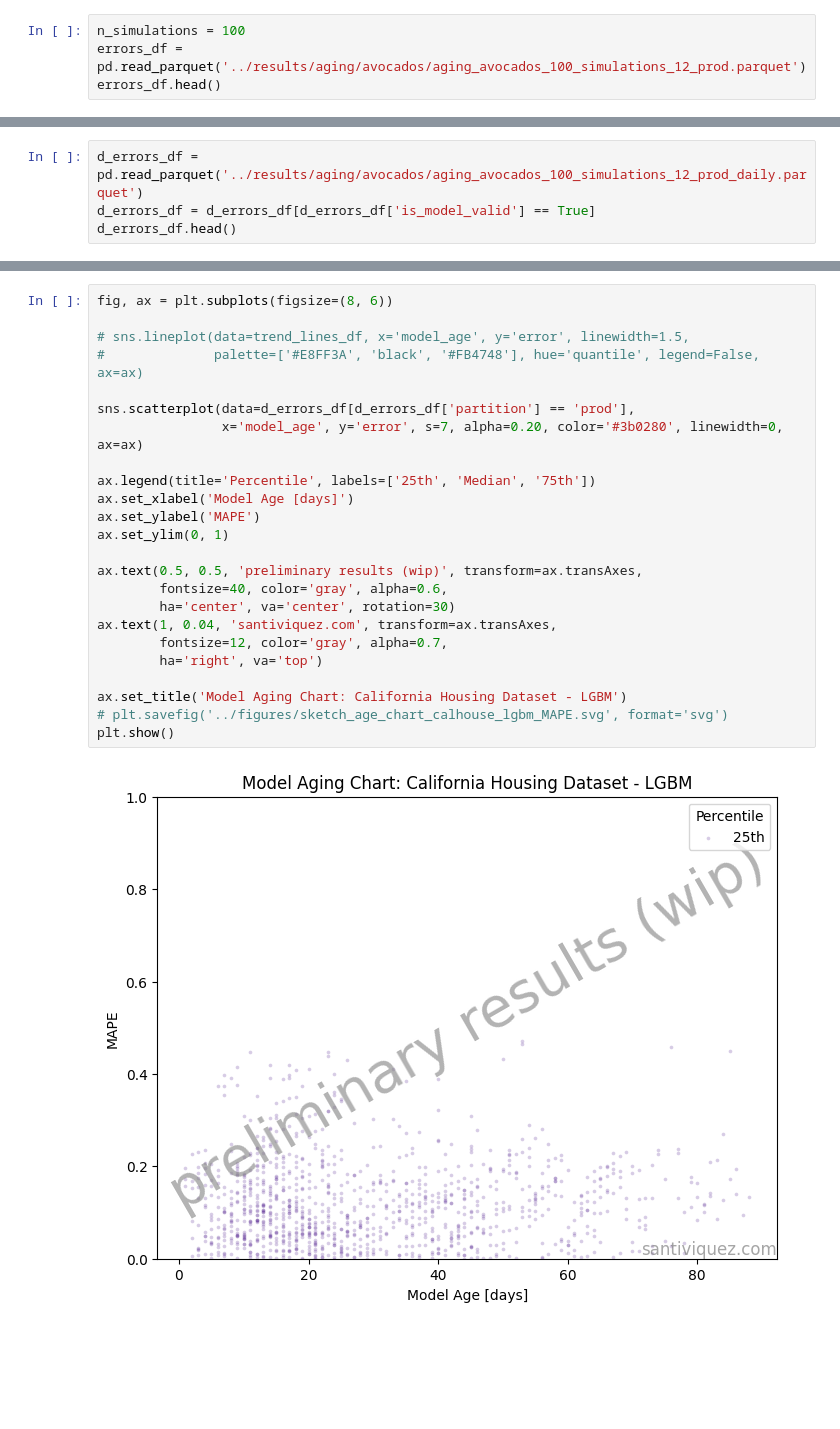
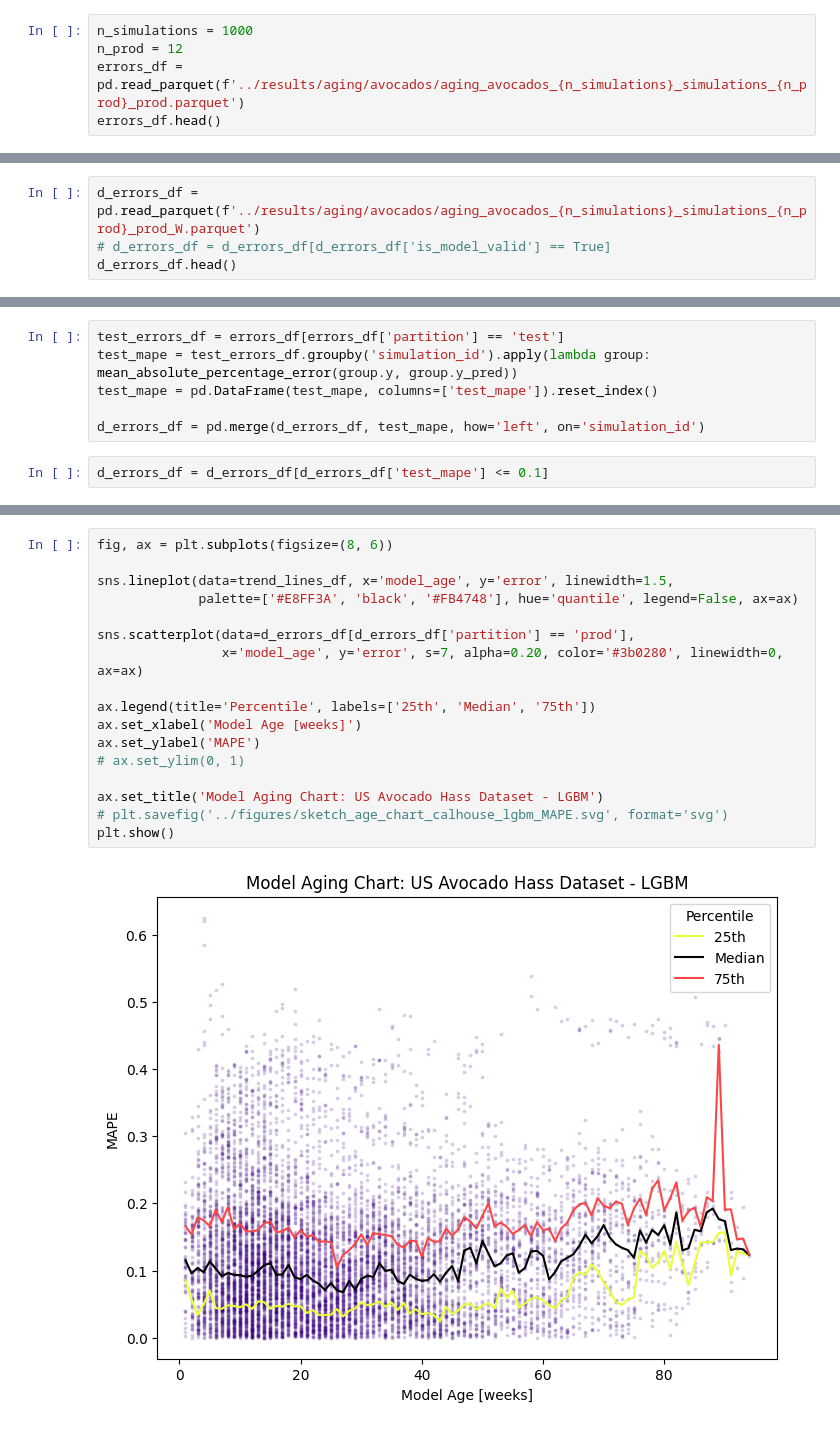
Before and after one commit to santiviquez/ageml, a Jupyter notebook: notebooks/avocado_process_aging_results.ipynb, the cells around one changed output, grey strips where cells are left out. Saved outputs shown, nothing was run; the diff lists cells and outputs as text; blank space fills up the shorter version.

Commit message:
use quantile instead of loess of quantile

```diff
--- a/notebooks/avocado_process_aging_results.ipynb
+++ b/notebooks/avocado_process_aging_results.ipynb
@@ -15,6 +10,7 @@ from tqdm import tqdm
 # %%
-n_simulations = 100
-errors_df = pd.read_parquet('../results/aging/avocados/aging_avocados_100_simulations_12_prod.parquet')
+n_simulations = 1000
+n_prod = 12
+errors_df = pd.read_parquet(f'../results/aging/avocados/aging_avocados_{n_simulations}_simulations_{n_prod}_prod.parquet')
 errors_df.head()
 # %% [output]
 |  | y | y_pred | partition | timestamp | model_age | is_model_valid | simulation_id |
@@ -32,6 +28,6 @@ There are 90 valid models out of 100 simulations.
 # %%
-d_errors_df = pd.read_parquet('../results/aging/avocados/aging_avocados_100_simulations_12_prod_daily.parquet')
-d_errors_df = d_errors_df[d_errors_df['is_model_valid'] == True]
+d_errors_df = pd.read_parquet(f'../results/aging/avocados/aging_avocados_{n_simulations}_simulations_{n_prod}_prod_W.parquet')
+# d_errors_df = d_errors_df[d_errors_df['is_model_valid'] == True]
 d_errors_df.head()
 # %% [output]
 |  | partition | simulation_id | timestamp | error | last_val_date | model_age | is_model_valid | error_rel |
@@ -42,0 +39,8 @@ d_errors_df.head()
+# %%
+test_errors_df = errors_df[errors_df['partition'] == 'test']
+test_mape = test_errors_df.groupby('simulation_id').apply(lambda group: mean_absolute_percentage_error(group.y, group.y_pred))
+test_mape = pd.DataFrame(test_mape, columns=['test_mape']).reset_index()
+
+d_errors_df = pd.merge(d_errors_df, test_mape, how='left', on='simulation_id')
+# %%
+d_errors_df = d_errors_df[d_errors_df['test_mape'] <= 0.1]
@@ -47,26 +65,19 @@ NameError: name 'tdt' is not defined
 # %%
 fig, ax = plt.subplots(figsize=(8, 6))
 
-# sns.lineplot(data=trend_lines_df, x='model_age', y='error', linewidth=1.5,
-#              palette=['#E8FF3A', 'black', '#FB4748'], hue='quantile', legend=False, ax=ax)
+sns.lineplot(data=trend_lines_df, x='model_age', y='error', linewidth=1.5,
+             palette=['#E8FF3A', 'black', '#FB4748'], hue='quantile', legend=False, ax=ax)
 
 sns.scatterplot(data=d_errors_df[d_errors_df['partition'] == 'prod'],
                 x='model_age', y='error', s=7, alpha=0.20, color='#3b0280', linewidth=0, ax=ax)
 
 ax.legend(title='Percentile', labels=['25th', 'Median', '75th'])
-ax.set_xlabel('Model Age [days]')
+ax.set_xlabel('Model Age [weeks]')
 ax.set_ylabel('MAPE')
-ax.set_ylim(0, 1)
+# ax.set_ylim(0, 1)
 
-ax.text(0.5, 0.5, 'preliminary results (wip)', transform=ax.transAxes,
-        fontsize=40, color='gray', alpha=0.6,
-        ha='center', va='center', rotation=30)
-ax.text(1, 0.04, 'santiviquez.com', transform=ax.transAxes,
-        fontsize=12, color='gray', alpha=0.7,
-        ha='right', va='top')
-
-ax.set_title('Model Aging Chart: California Housing Dataset - LGBM')
+ax.set_title('Model Aging Chart: US Avocado Hass Dataset - LGBM')
 # plt.savefig('../figures/sketch_age_chart_calhouse_lgbm_MAPE.svg', format='svg')
 plt.show()
 # %% [output]
-[figure, old version]
+[figure, new version]
```
Also changed, not shown: parts of 7 cells of this notebook, 1 other file.
